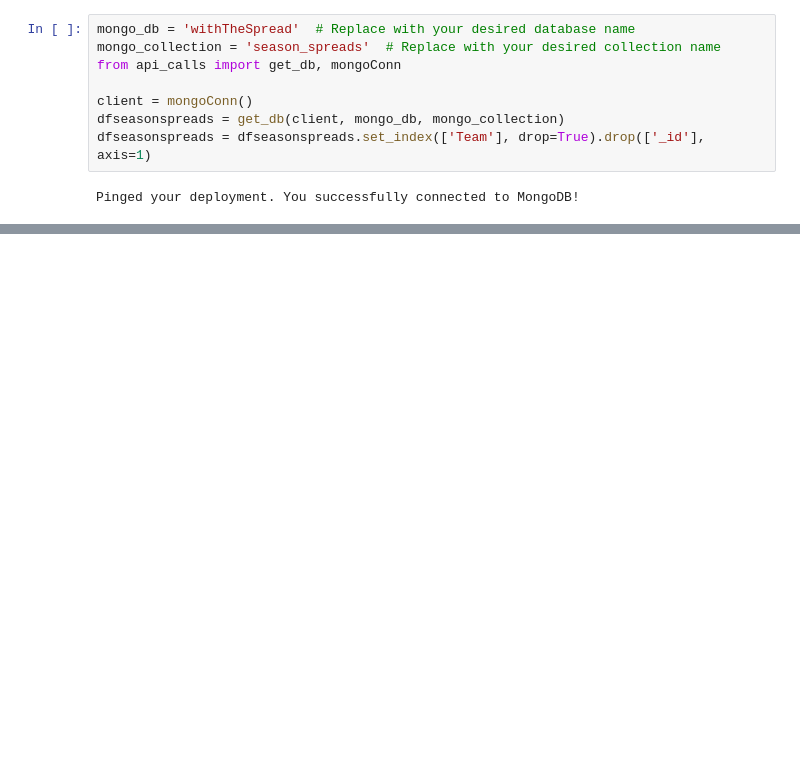
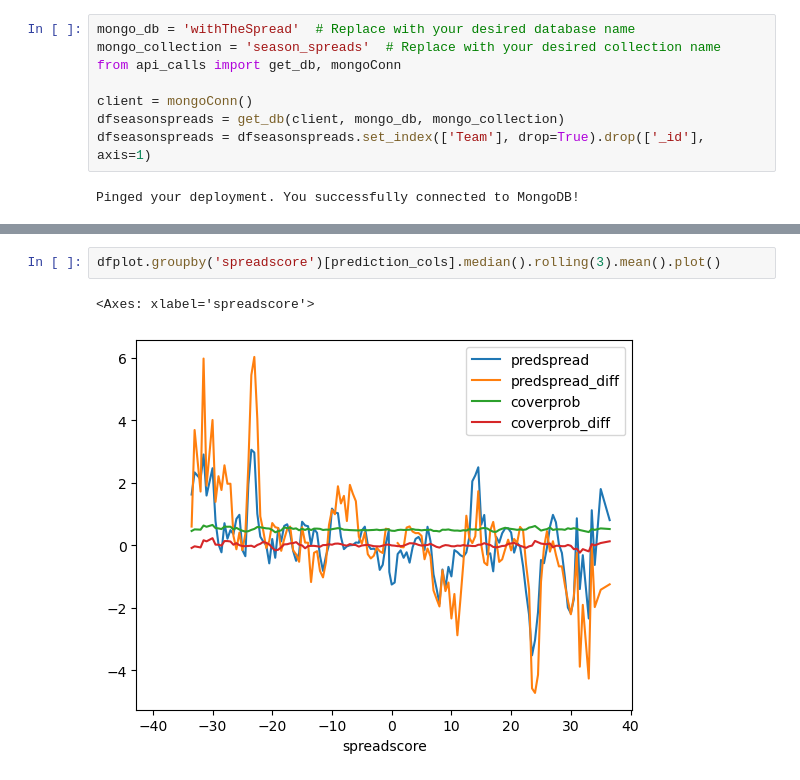
Before and after one commit to jackehogan/withthespread, a Jupyter notebook: checkCover.ipynb, the cells around one changed output, grey strips where cells are left out. Saved outputs shown, nothing was run; the diff lists cells and outputs as text; blank space fills up the shorter version.

```diff
--- a/checkCover.ipynb
+++ b/checkCover.ipynb
@@ -81,0 +66,5 @@ dfseasonspreads
+# %%
+dfplot.groupby('spreadscore')[prediction_cols].median().rolling(3).mean().plot()
+# %% [output]
+<Axes: xlabel='spreadscore'>
+[figure, added]
```
Also changed, not shown: parts of 7 cells of this notebook, 29 other files.
